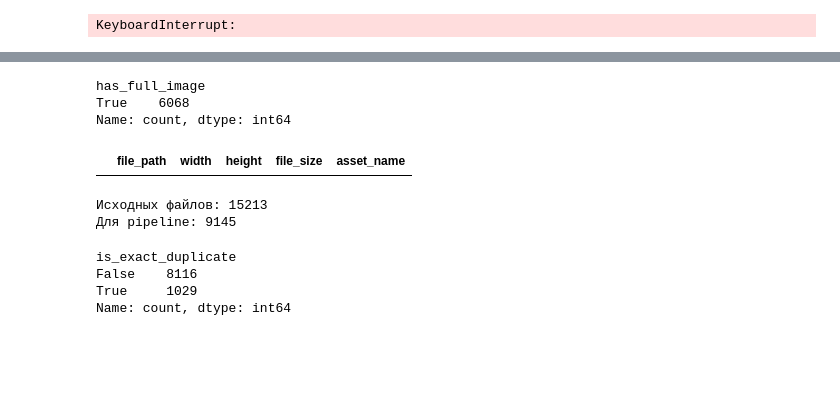
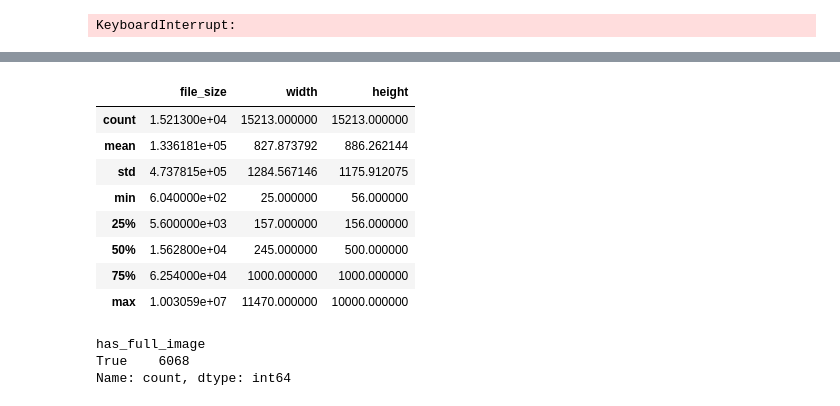
Before and after one commit to MuhametshinDenis/wine-scanner, a Jupyter notebook: apps/ml/notebooks/clean_data.ipynb, the cells around one changed output, grey strips where cells are left out. Drawn from its saved outputs; the diff is of its cells as text; code cells hidden in the pictures; blank space fills up the shorter version.

```diff
--- a/apps/ml/notebooks/clean_data.ipynb
+++ b/apps/ml/notebooks/clean_data.ipynb
@@ -248,3 +226,15 @@ df.head(5)
+# %%
+df[['file_size', 'width', 'height']].describe()
+# %% [output]
+|  | file_size | width | height |
+| count | 1.521300e+04 | 15213.000000 | 15213.000000 |
+| mean | 1.336181e+05 | 827.873792 | 886.262144 |
+| std | 4.737815e+05 | 1284.567146 | 1175.912075 |
+| min | 6.040000e+02 | 25.000000 | 56.000000 |
+| 25% | 5.600000e+03 | 157.000000 | 156.000000 |
+| 50% | 1.562800e+04 | 245.000000 | 500.000000 |
+| 75% | 6.254000e+04 | 1000.000000 | 1000.000000 |
+| max | 1.003059e+07 | 11470.000000 | 10000.000000 |
 # %%
 df["file_name"] = df["file_path"].apply(lambda x: Path(x).name)
 df["is_thumbnail"] = (df["file_name"].str.lower().str.startswith("thumbnail_"))
@@ -257,26 +247,3 @@ df[df["is_thumbnail"]]["has_full_image"].value_counts()
 has_full_image
 True    6068
 Name: count, dtype: int64
-# %%
-
-orphan_thumbnail = df[df["is_thumbnail"] & ~df["has_full_image"]]
-orphan_thumbnail[["file_path", "width", "height", "file_size", "asset_name"]]
-# %% [output]
-|  | file_path | width | height | file_size | asset_name |
-# %%
-df["use_for_pipeline"] = (~df["is_thumbnail"] | (df["is_thumbnail"] & ~df["has_full_image"]))
-df_work = df[df["use_for_pipeline"]].copy()
-
-print("Исходных файлов:", len(df))
-print("Для pipeline:", len(df_work))
-# %% [output]
-Исходных файлов: 15213
-Для pipeline: 9145
-# %%
-df_work["is_exact_duplicate"] = (df_work.duplicated(subset=["hash_sha256"], keep=False))
-print(df_work["is_exact_duplicate"].value_counts())
-# %% [output]
-is_exact_duplicate
-False    8116
-True     1029
-Name: count, dtype: int64
```
Also changed, not shown: parts of 45 cells of this notebook.
